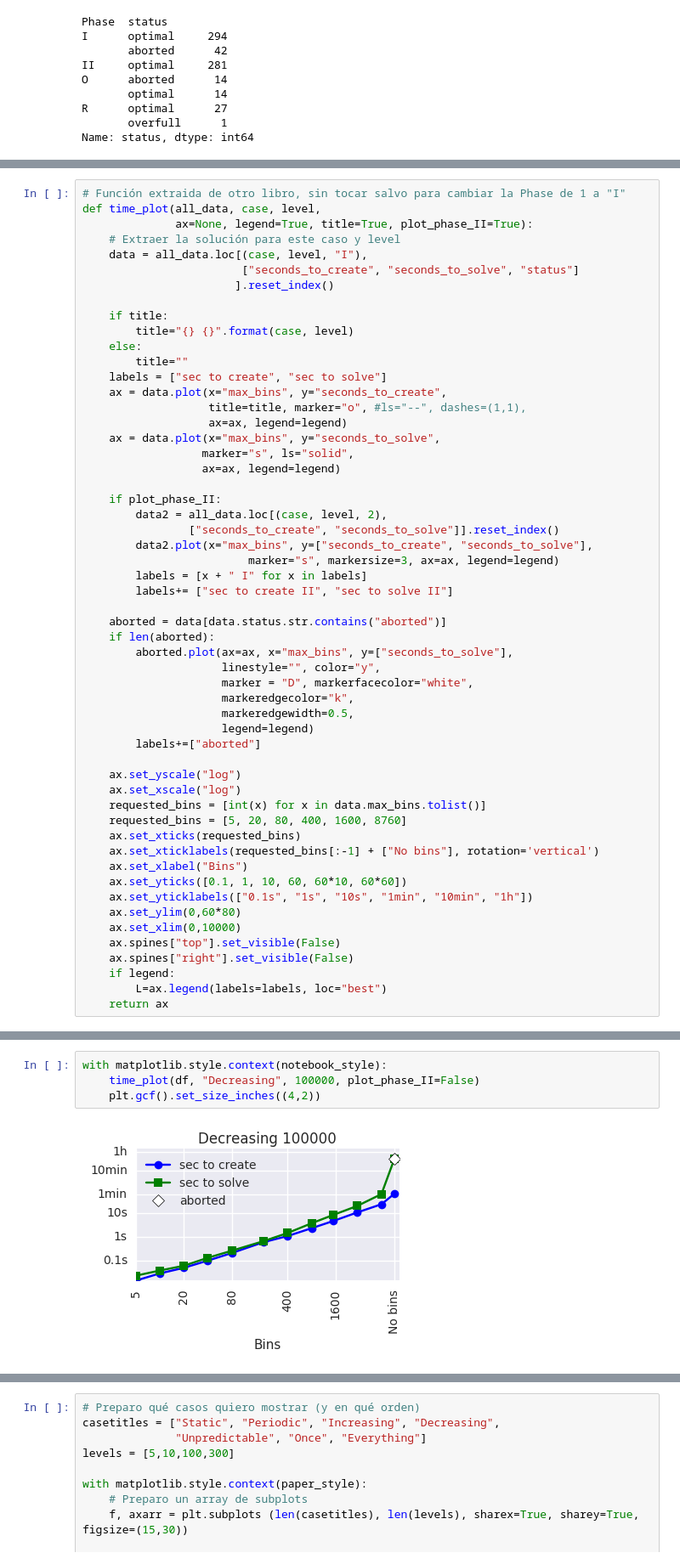
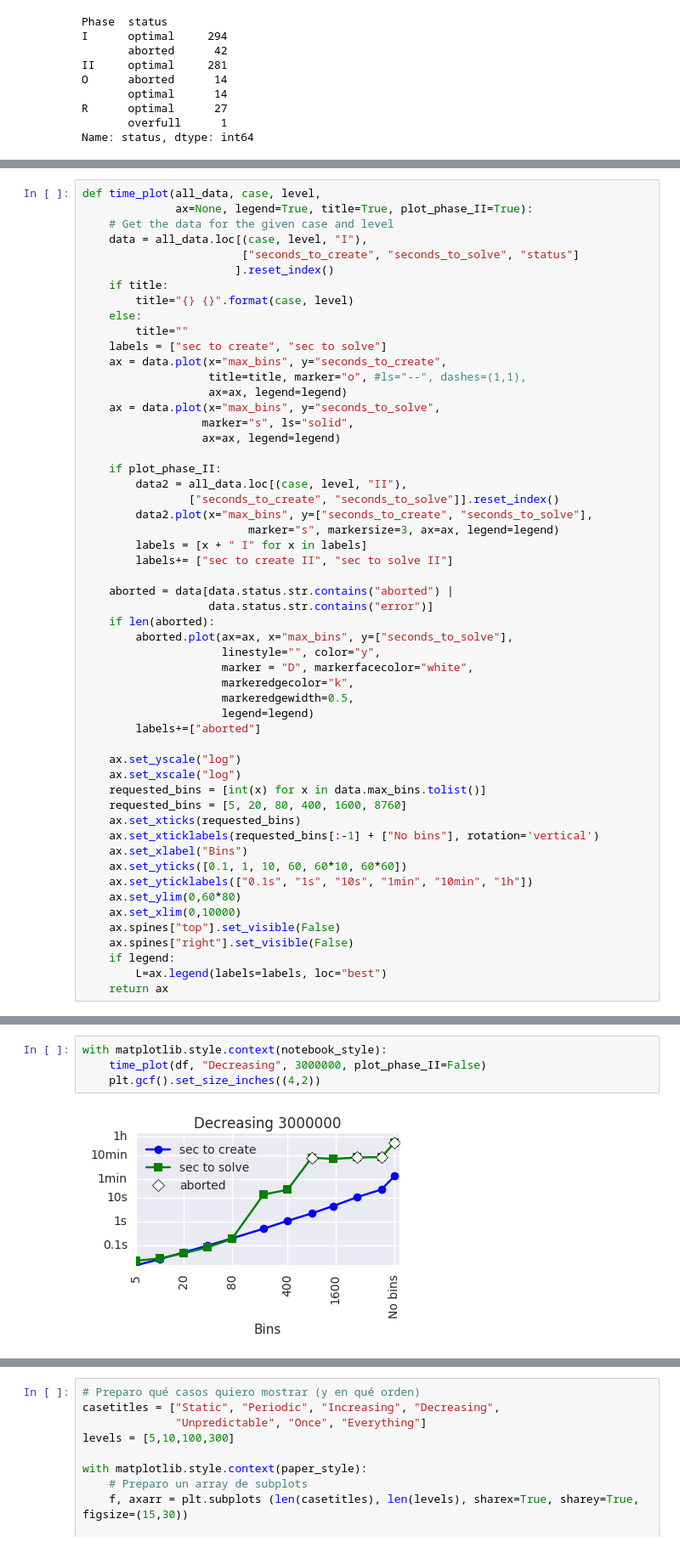
Before and after one commit to asi-uniovi/lloovia, a Jupyter notebook: notebooks/Graphing results (WIP).ipynb, the cells around one changed output, grey strips where cells are left out. Shown at 85% size. Saved outputs shown, nothing was run; the diff lists cells and outputs as text.

```diff
--- a/notebooks/Graphing results (WIP).ipynb
+++ b/notebooks/Graphing results (WIP).ipynb
@@ -96,12 +210,10 @@ The meaning of the letters in "Phase" column is as follows:
 # %%
-# Función extraida de otro libro, sin tocar salvo para cambiar la Phase de 1 a "I"
 def time_plot(all_data, case, level,
               ax=None, legend=True, title=True, plot_phase_II=True):
-    # Extraer la solución para este caso y level
+    # Get the data for the given case and level
     data = all_data.loc[(case, level, "I"),
                         ["seconds_to_create", "seconds_to_solve", "status"]
                        ].reset_index()
-
     if title:
         title="{} {}".format(case, level)
     else:
@@ -115,14 +227,15 @@ def time_plot(all_data, case, level,
                   ax=ax, legend=legend)
 
     if plot_phase_II:
-        data2 = all_data.loc[(case, level, 2),
+        data2 = all_data.loc[(case, level, "II"),
                 ["seconds_to_create", "seconds_to_solve"]].reset_index()
         data2.plot(x="max_bins", y=["seconds_to_create", "seconds_to_solve"],
                          marker="s", markersize=3, ax=ax, legend=legend)
         labels = [x + " I" for x in labels]
         labels+= ["sec to create II", "sec to solve II"]
 
-    aborted = data[data.status.str.contains("aborted")]
+    aborted = data[data.status.str.contains("aborted") |
+                   data.status.str.contains("error")]
     if len(aborted):
         aborted.plot(ax=ax, x="max_bins", y=["seconds_to_solve"],
                      linestyle="", color="y",
@@ -151,6 +266,6 @@ def time_plot(all_data, case, level,
 # %%
 with matplotlib.style.context(notebook_style):
-    time_plot(df, "Decreasing", 100000, plot_phase_II=False)
+    time_plot(df, "Decreasing", 3000000, plot_phase_II=False)
     plt.gcf().set_size_inches((4,2))
 # %% [output]
-[figure, old version]
+[figure, new version]
```
Also changed, not shown: parts of 57 cells of this notebook.
